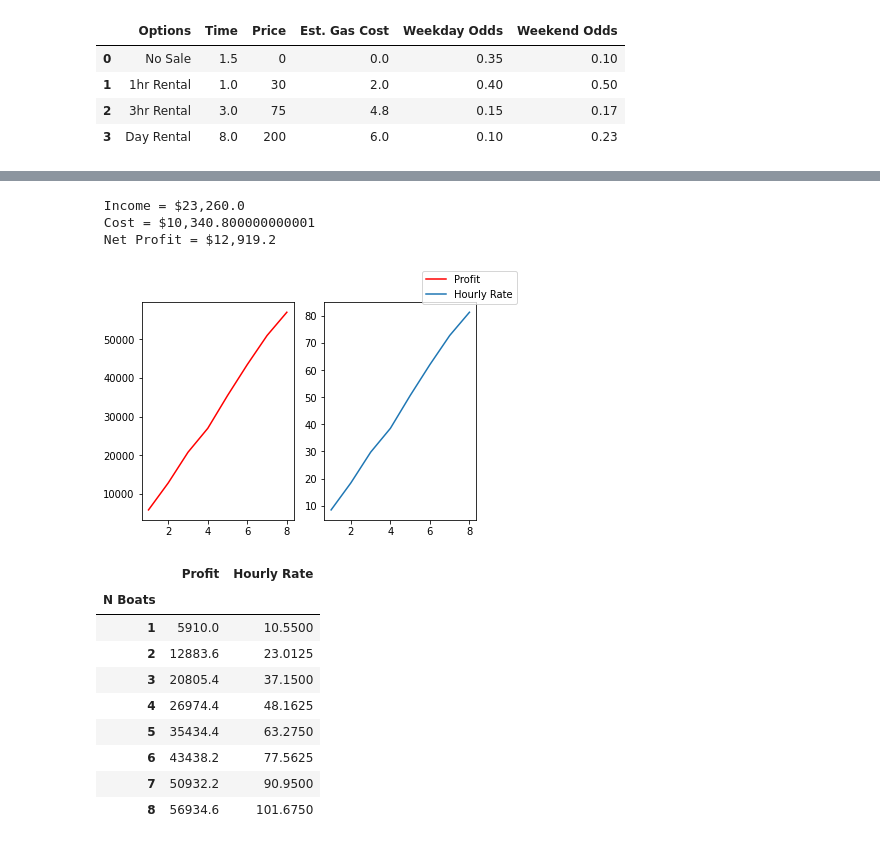
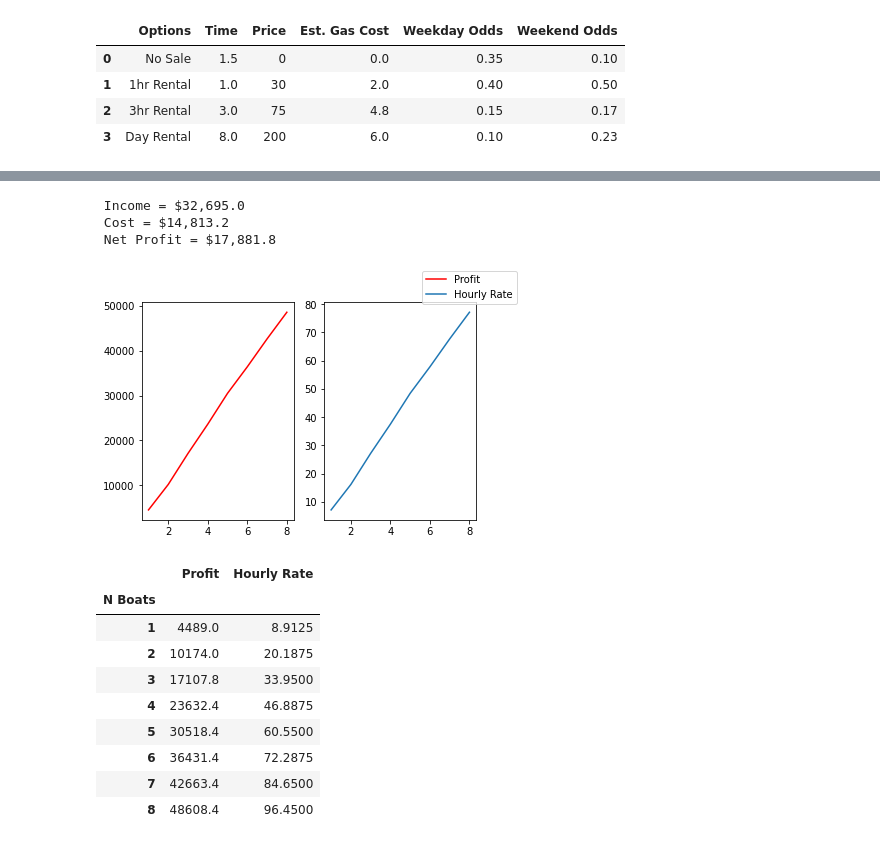
Before and after one commit to Jack-Baumgartel/Boat-Rental-Business-Model, a Jupyter notebook: Boat Math.ipynb, the cells around one changed output, grey strips where cells are left out. Cells and saved outputs as stored; diff of their text form; code cells hidden in the pictures.

```diff
--- a/Boat Math.ipynb
+++ b/Boat Math.ipynb
@@ -231,8 +231,8 @@ plt.legend(legend_lines, rental_options, loc = 'upper left', bbox_to_anchor=(1.0
 # %%
 # now recalculate for X many boats
 
-weeks = 10
-n_boats = 2
+weeks = 9
+n_boats = 3
 boat_price = 4000
 startup_fees = 1000
 
@@ -245,42 +245,42 @@ for boat in range(1,n_boats+1):
     costs.append(cost)
 
 print(f'\n Income = ${sum(incomes):,}\n\
- Cost = ${sum(costs):,} \n\
+ Cost = ${np.round(sum(costs),2):,} \n\
  Net Profit = ${np.round(sum(incomes)-sum(costs),2):,}\n')
 # %% [output]
- Income = $23,260.0
- Cost = $10,340.800000000001
- Net Profit = $12,919.2
+ Income = $32,695.0
+ Cost = $14,813.2
+ Net Profit = $17,881.8
 # %%
-weeks = 10
+weeks = 9
 n_boats = np.arange(1,9)
 boat_price = 4000
 startup_fees = 1500
 
 profits = []
 rates = []
 
 for boat_n in n_boats:
     incomes = []
     costs = [boat_price*boat_n, startup_fees]
     for boat in range(1,boat_n+1):
         income, cost = simulate_rentals(weeks, rental_options, price_table, weekday_probabilities, weekend_probabilities)
         incomes.append(income)
         costs.append(cost)
 
     profit = np.round(sum(incomes)-sum(costs),2)
     rate = np.round(profit/(weeks*70),2)
 
     profits.append(profit)
     rates.append(rate)
 
 
 fig, [ax1, ax2] = plt.subplots(1,2)
 ax1.plot(n_boats, profits, label='Profit', color='r')
 ax2.plot(n_boats, rates, label='Hourly Rate')
 fig.legend();
 # %% [output]
-[figure, old version]
+[figure, new version]
 # %%
 data = pd.DataFrame(index=n_boats)
 data.index.name = 'N Boats'
@@ -291,14 +291,14 @@ data
 # %% [output]
 |  | Profit | Hourly Rate |
 | N Boats |  |  |
-| 1 | 5910.0 | 10.5500 |
-| 2 | 12883.6 | 23.0125 |
-| 3 | 20805.4 | 37.1500 |
-| 4 | 26974.4 | 48.1625 |
-| 5 | 35434.4 | 63.2750 |
-| 6 | 43438.2 | 77.5625 |
-| 7 | 50932.2 | 90.9500 |
-| 8 | 56934.6 | 101.6750 |
+| 1 | 4489.0 | 8.9125 |
+| 2 | 10174.0 | 20.1875 |
+| 3 | 17107.8 | 33.9500 |
+| 4 | 23632.4 | 46.8875 |
+| 5 | 30518.4 | 60.5500 |
+| 6 | 36431.4 | 72.2875 |
+| 7 | 42663.4 | 84.6500 |
+| 8 | 48608.4 | 96.4500 |
 # %%
 def simulate_rentals(weeks, rental_options, price_table, weekday_probabilities, weekend_probabilities):
 
```
Also changed, not shown: parts of 3 cells of this notebook.
